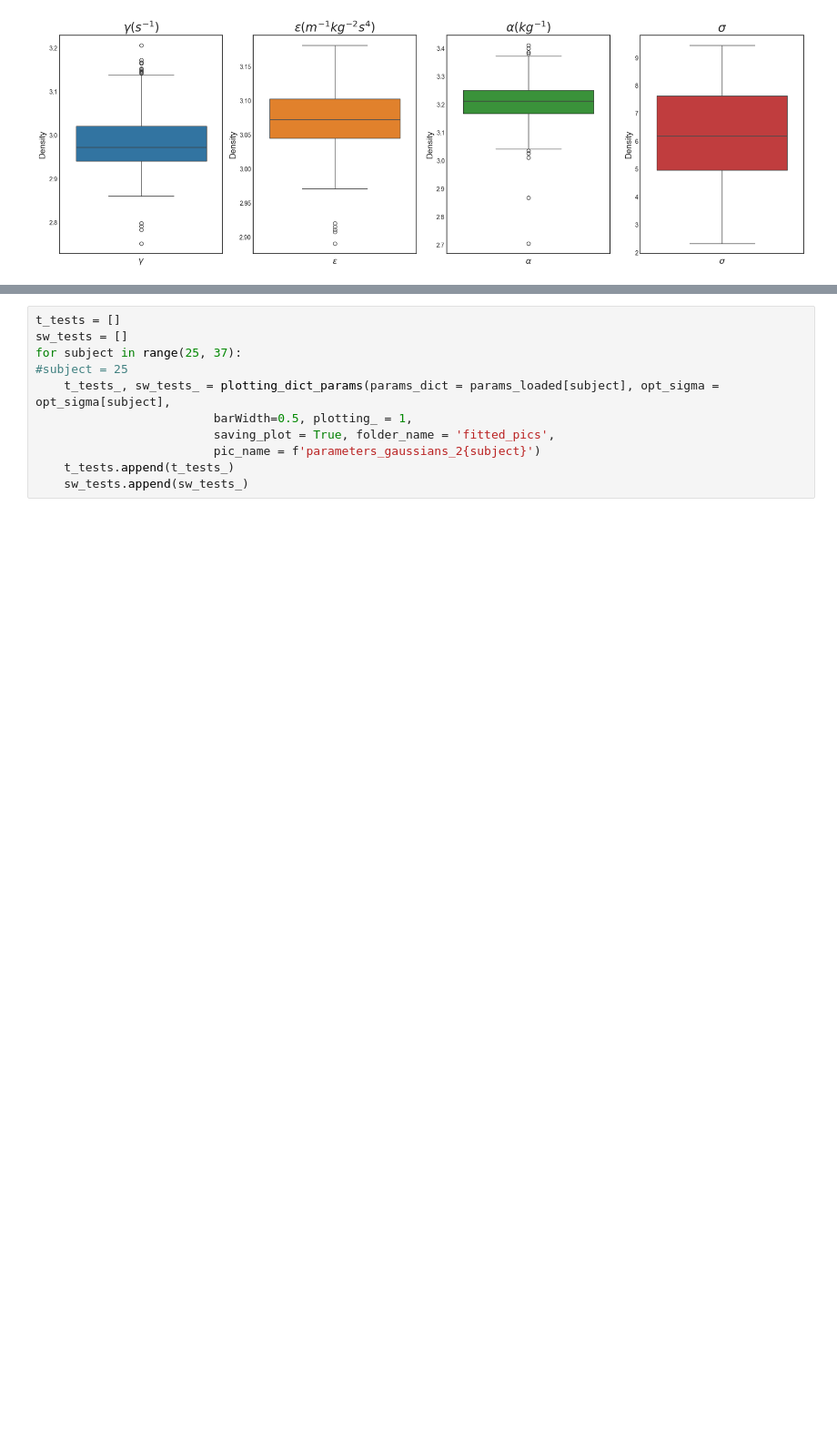
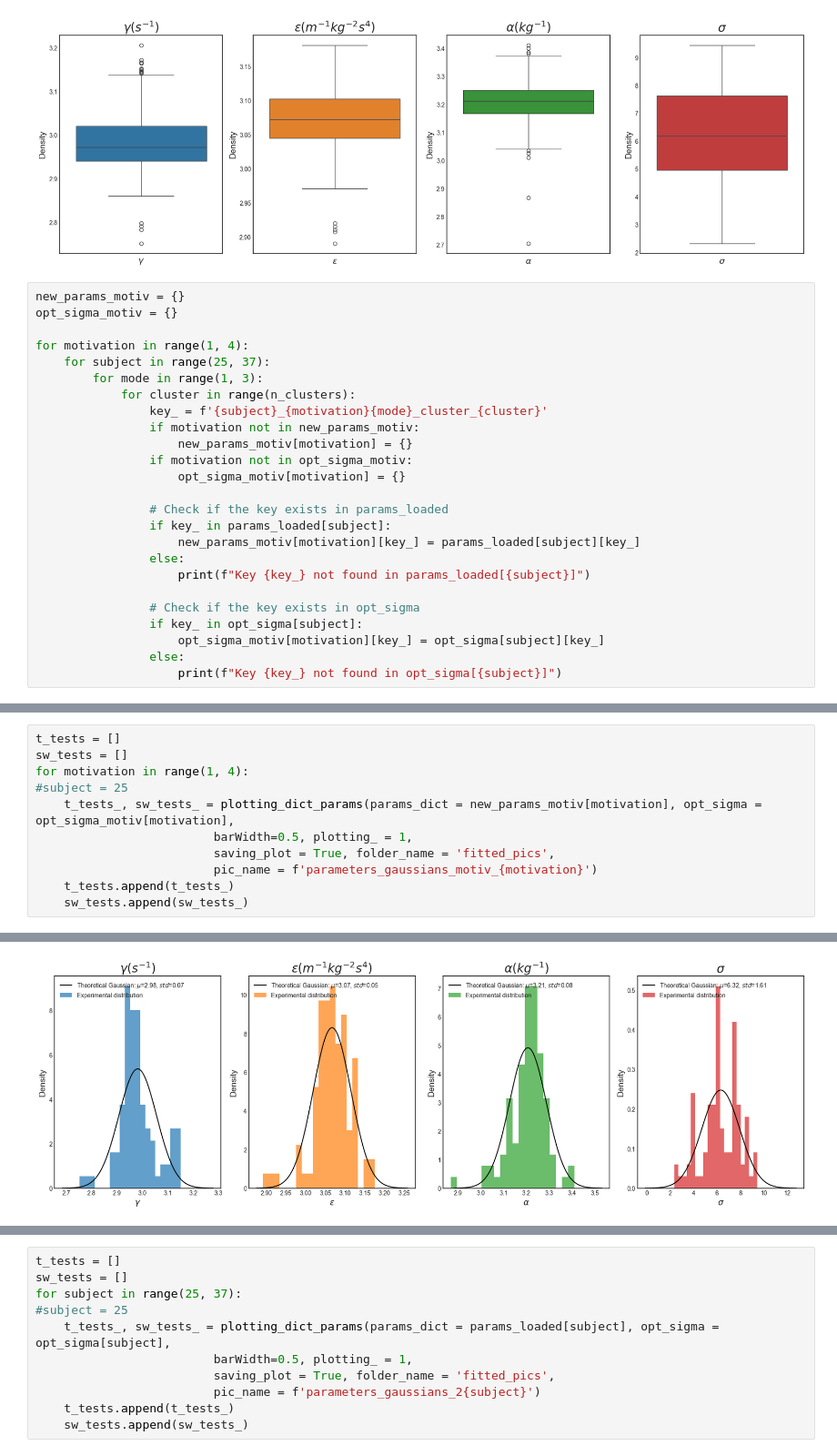
Before and after one commit to flaviaferrus/MotorControlPrediction, a Jupyter notebook: Notebooks/MultipleSubjects.ipynb, the cells around one changed output, grey strips where cells are left out. Shown at 91% size. Drawn from its saved outputs; the diff is of its cells as text; blank space fills up the shorter version.

Commit message:
Parameter fitting by motivation level

```diff
--- a/Notebooks/MultipleSubjects.ipynb
+++ b/Notebooks/MultipleSubjects.ipynb
@@ -314,3 +316,28 @@ plotting_dict_params(params_dict = params_loaded, opt_sigma = opt_sigma,
                          pic_name = 'parameters_boxplot_3')
 # %% [output]
 [figure]
+# %%
+new_params_motiv = {}
+opt_sigma_motiv = {}
+
+for motivation in range(1, 4):
+    for subject in range(25, 37):
+        for mode in range(1, 3):
+            for cluster in range(n_clusters):
+                key_ = f'{subject}_{motivation}{mode}_cluster_{cluster}'
+                if motivation not in new_params_motiv:
+                    new_params_motiv[motivation] = {}
+                if motivation not in opt_sigma_motiv:
+                    opt_sigma_motiv[motivation] = {}
+
+                # Check if the key exists in params_loaded
+                if key_ in params_loaded[subject]:
+                    new_params_motiv[motivation][key_] = params_loaded[subject][key_]
+                else:
+                    print(f"Key {key_} not found in params_loaded[{subject}]")
+
+                # Check if the key exists in opt_sigma
+                if key_ in opt_sigma[subject]:
+                    opt_sigma_motiv[motivation][key_] = opt_sigma[subject][key_]
+                else:
+                    print(f"Key {key_} not found in opt_sigma[{subject}]")
@@ -316,0 +363,12 @@ plotting_dict_params(params_dict = params_loaded, opt_sigma = opt_sigma,
+# %%
+t_tests = []
+sw_tests = []
+for motivation in range(1, 4):
+#subject = 25
+    t_tests_, sw_tests_ = plotting_dict_params(params_dict = new_params_motiv[motivation], opt_sigma = opt_sigma_motiv[motivation],
+                         barWidth=0.5, plotting_ = 1,
+                         saving_plot = True, folder_name = 'fitted_pics',
+                         pic_name = f'parameters_gaussians_motiv_{motivation}')
+    t_tests.append(t_tests_)
+    sw_tests.append(sw_tests_)
+# %% [output]
@@ -316,0 +391 @@ plotting_dict_params(params_dict = params_loaded, opt_sigma = opt_sigma,
+[figure, added]
```
Also changed, not shown: parts of 17 cells of this notebook, 4 other files.
